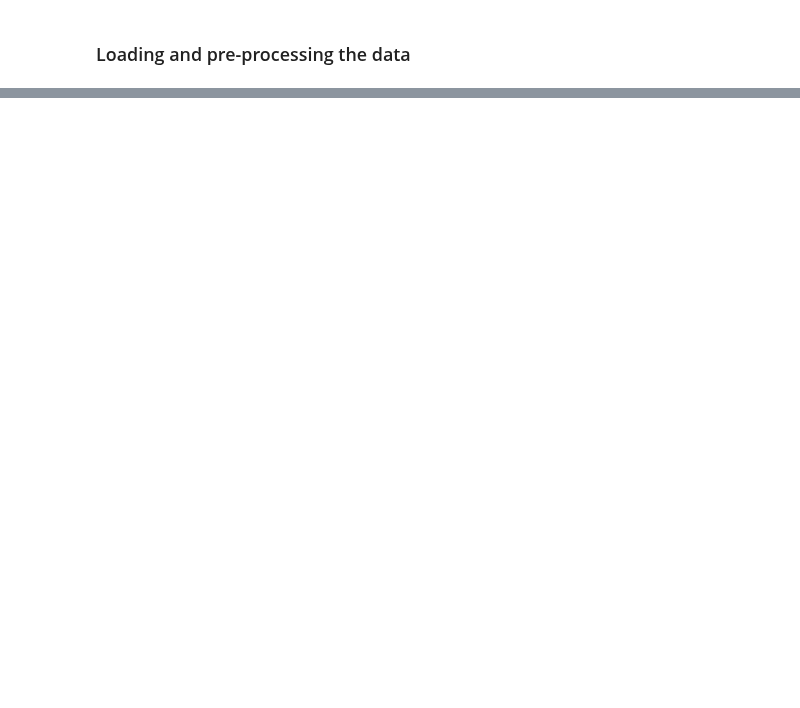
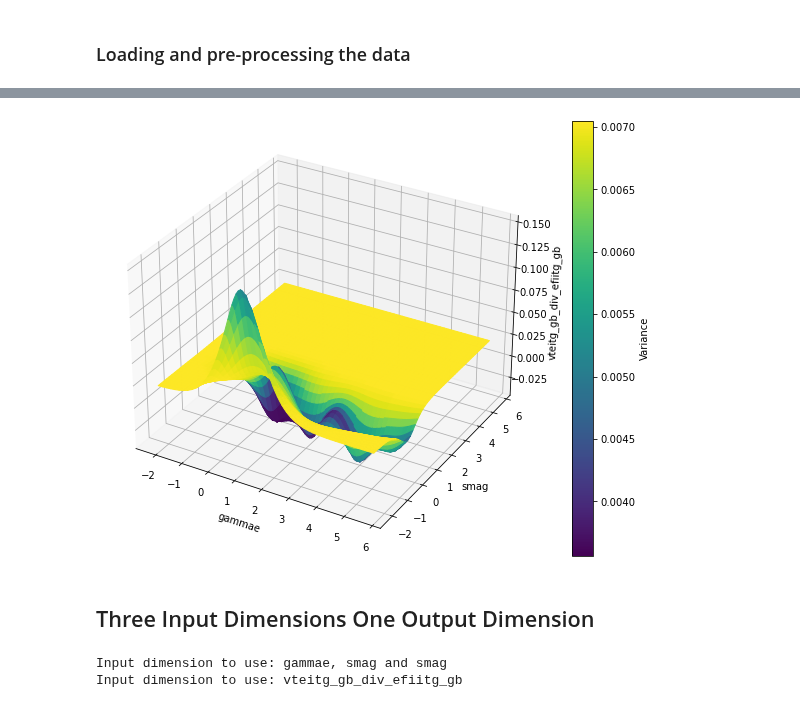
Before and after one commit to zcapjdb/UKAEAGroupProject, a Jupyter notebook: src/notebooks/GaussianProcess.ipynb, the cells around one changed output, grey strips where cells are left out. Cells and saved outputs as stored; diff of their text form; code cells hidden in the pictures; blank space fills up the shorter version.

```diff
--- a/src/notebooks/GaussianProcess.ipynb
+++ b/src/notebooks/GaussianProcess.ipynb
@@ -122,0 +100,27 @@ with torch.no_grad():
+# %%
+fig = plt.figure(figsize =(12,8))
+ax = fig.add_subplot(111, projection='3d')
+x = np.linspace(x_min0, x_max0 , 100)
+y = np.linspace(x_min0, x_max0 , 100)
+X, Y = np.meshgrid(x, y)
+zs = output
+Z = zs.reshape(X.shape)
+
+
+scamap = plt.cm.ScalarMappable(cmap='viridis')
+fcolors = scamap.to_rgba(out_var.reshape(X.shape))
+
+ax.plot_surface(X, Y, Z, facecolors=fcolors, cmap='viridis')
+# ax.scatter(x_train_data[:,:,0].squeeze(), x_train_data[:,:,1].squeeze(), y_train_data.squeeze(), marker='+', color ='black')
+
+ax.set_xlabel(input_dim[0])
+ax.set_ylabel(input_dim[1])
+ax.set_zlabel(output_dim[0])
+
+fig.colorbar(scamap, label = 'Variance')
+
+plt.show()
+# %% [output]
+[figure, added]
+# %% [markdown]
+## Three Input Dimensions One Output Dimension
@@ -122,0 +129,6 @@ with torch.no_grad():
+# %%
+print(f"Input dimension to use: {input_dim[0]}, {input_dim[1]} and {input_dim[1]}")
+print(f"Input dimension to use: {output_dim[0]}")
+# %% [output]
+Input dimension to use: gammae, smag and smag
+Input dimension to use: vteitg_gb_div_efiitg_gb
```
Also changed, not shown: parts of 23 cells of this notebook.
